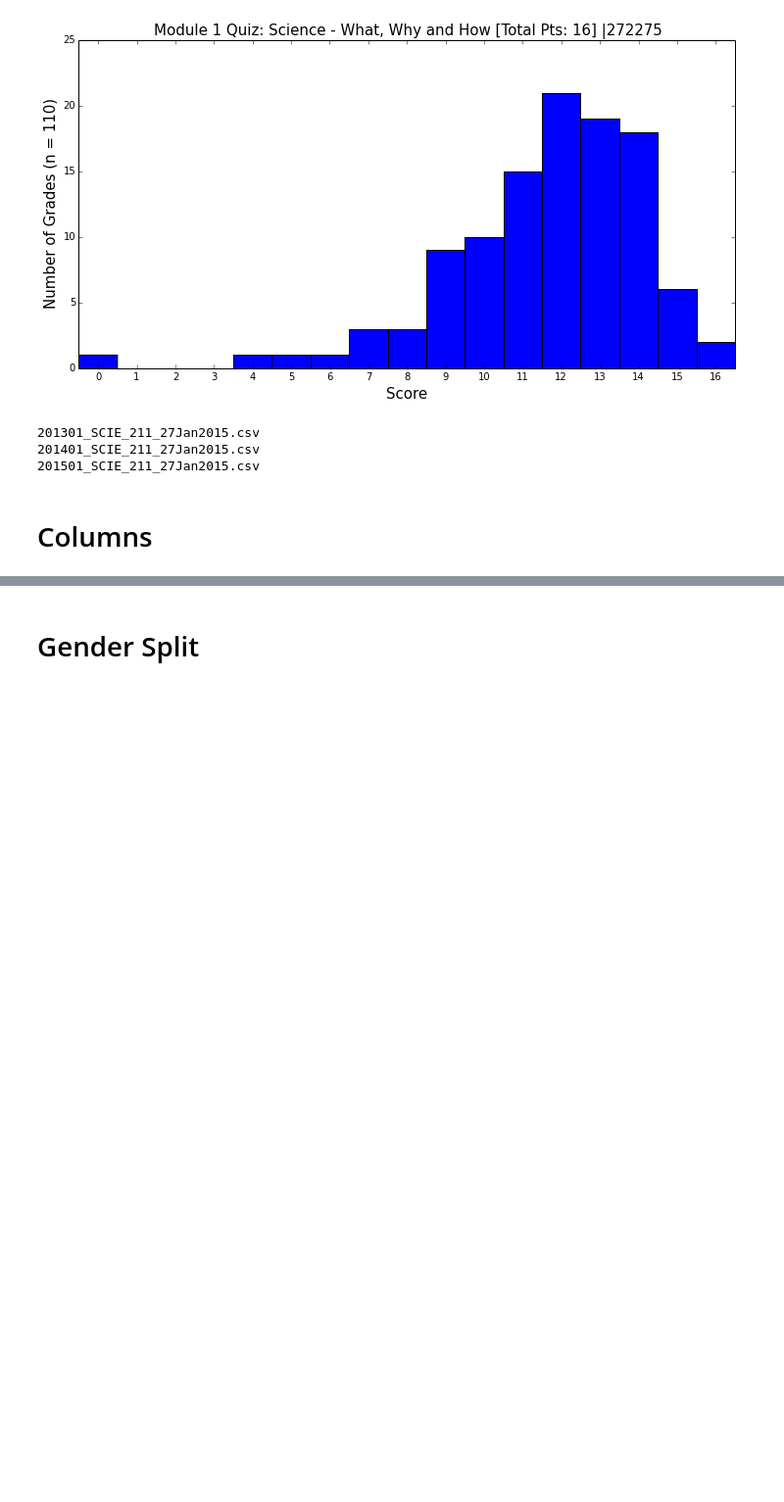
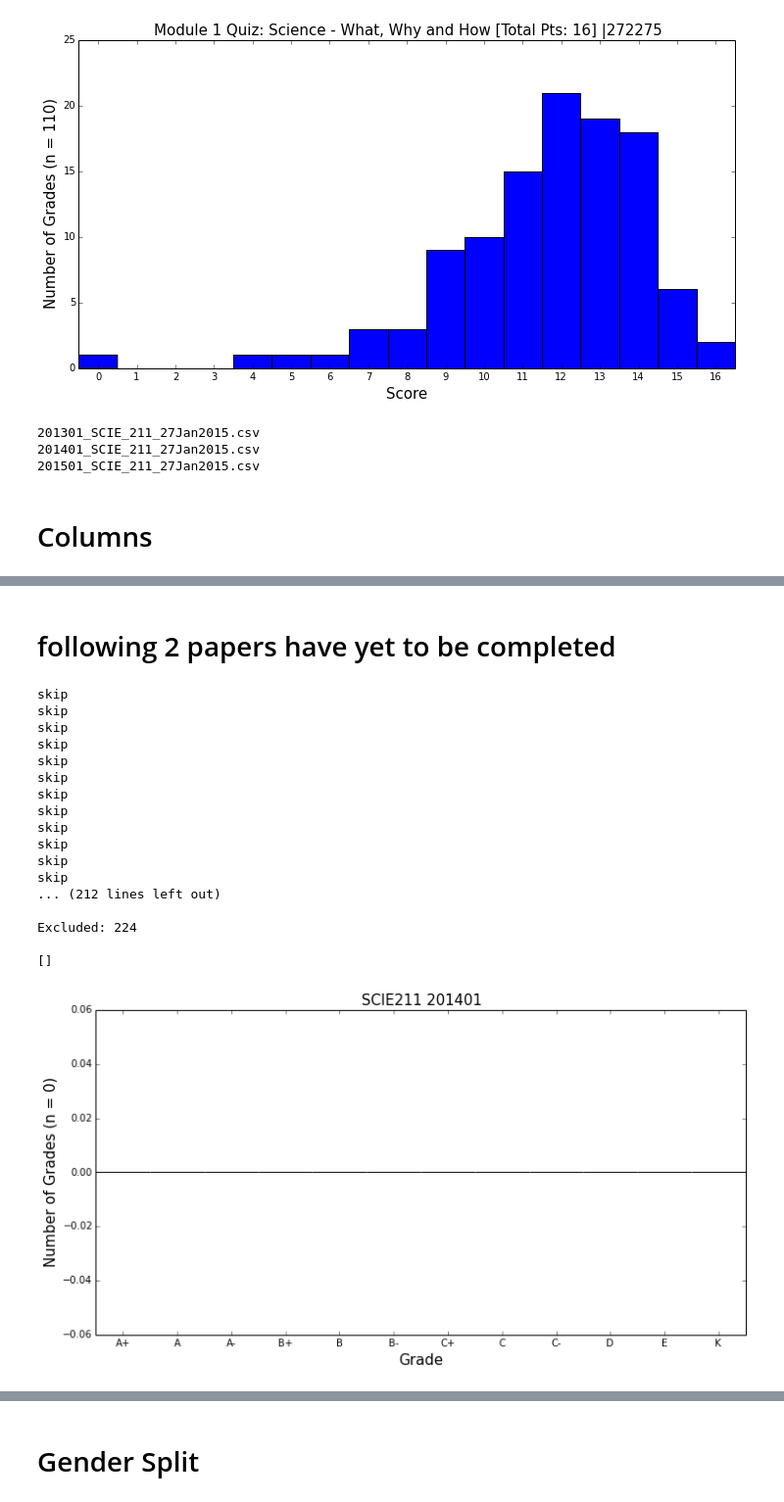
Before and after one commit to kaiwhata/Grade_analysis, a Jupyter notebook: SCIE211_grade_tools.ipynb, the cells around one changed output, grey strips where cells are left out. Shown at 98% size. Drawn from its saved outputs; the diff is of its cells as text; code cells hidden in the pictures; blank space fills up the shorter version.

```diff
--- a/SCIE211_grade_tools.ipynb
+++ b/SCIE211_grade_tools.ipynb
@@ -146,0 +225,23 @@ for i in range(len(SCIE211_2013[0])):
+# %% [markdown]
+# following 2 papers have yet to be completed
+# %%
+paper_hist(SCIE211_2014)
+# %% [output]
+skip
+skip
+skip
+skip
+skip
+skip
+skip
+skip
+skip
+skip
+skip
+skip
+... (212 lines left out)
+
+Excluded: 224
+
+[]
+[figure, added]
```
Also changed, not shown: parts of 21 cells of this notebook.
